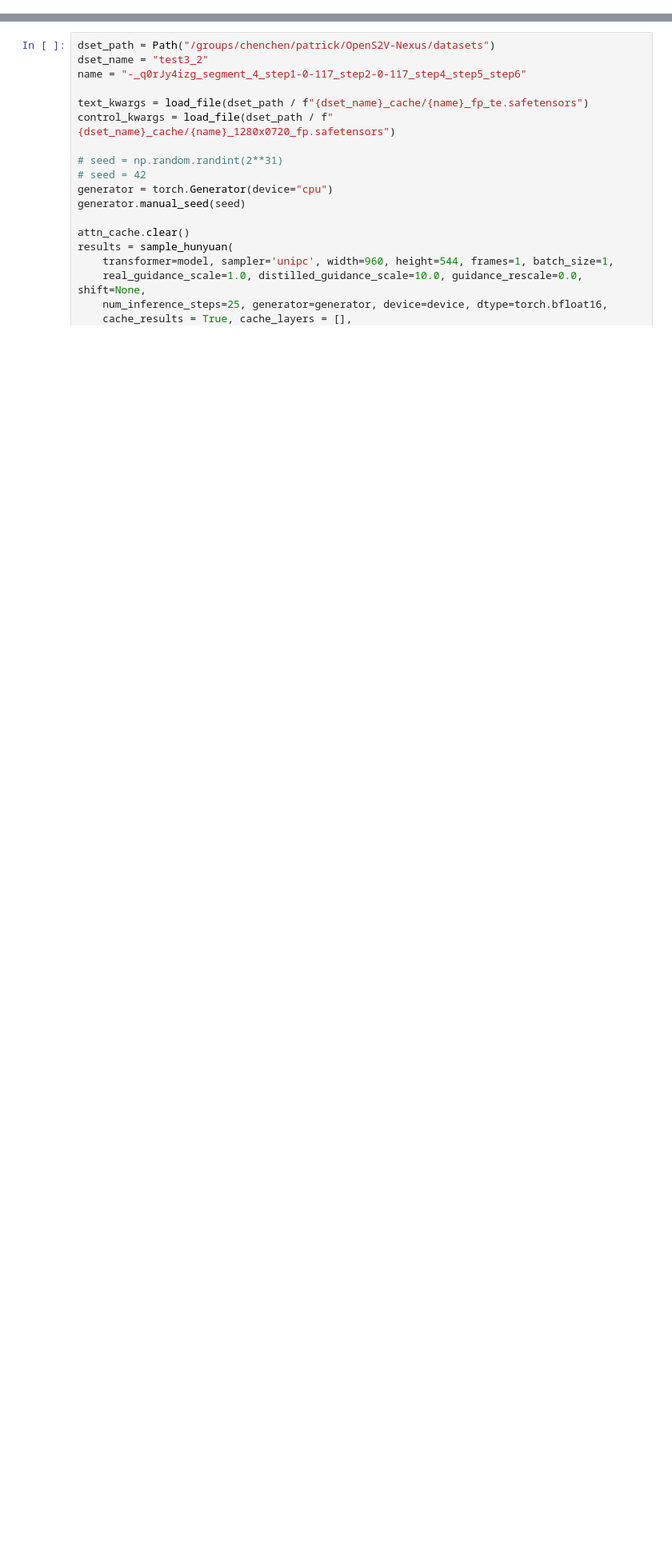
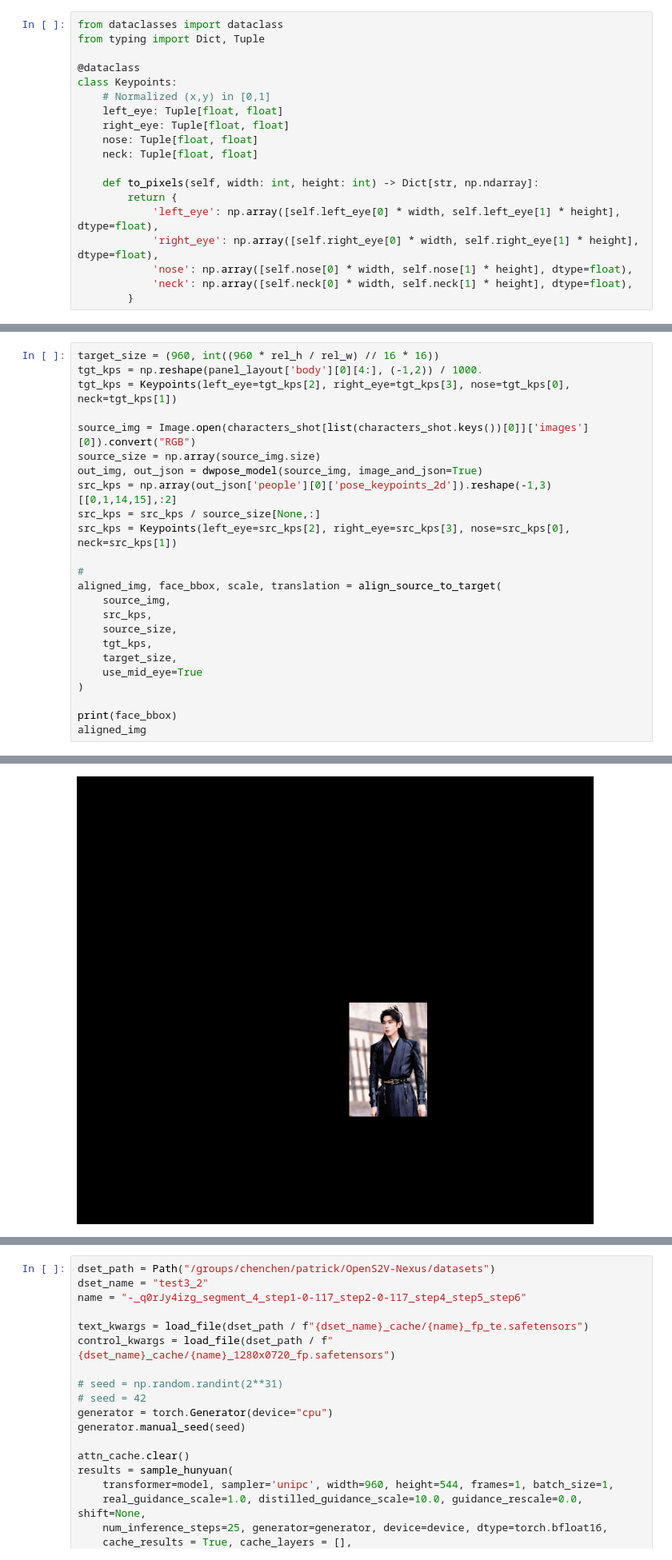
Before and after one commit to yj7082126/musubi-tuner, a Jupyter notebook: src/practice/test_seg_v3.ipynb, the cells around one changed output, grey strips where cells are left out. Shown at 80% size. Cells and saved outputs as stored; diff of their text form; blank space fills up the shorter version.

```diff
--- a/src/practice/test_seg_v3.ipynb
+++ b/src/practice/test_seg_v3.ipynb
@@ -234,0 +254,19 @@ characters_shot = {k: characters[k] for k in story_shot['character_name']}
+# %%
+from dataclasses import dataclass
+from typing import Dict, Tuple
+
+@dataclass
+class Keypoints:
+    # Normalized (x,y) in [0,1]
+    left_eye: Tuple[float, float]
+    right_eye: Tuple[float, float]
+    nose: Tuple[float, float]
+    neck: Tuple[float, float]
+
+    def to_pixels(self, width: int, height: int) -> Dict[str, np.ndarray]:
+        return {
+            'left_eye': np.array([self.left_eye[0] * width, self.left_eye[1] * height], dtype=float),
+            'right_eye': np.array([self.right_eye[0] * width, self.right_eye[1] * height], dtype=float),
+            'nose': np.array([self.nose[0] * width, self.nose[1] * height], dtype=float),
+            'neck': np.array([self.neck[0] * width, self.neck[1] * height], dtype=float),
+        }
@@ -234,0 +382,25 @@ characters_shot = {k: characters[k] for k in story_shot['character_name']}
+# %%
+target_size = (960, int((960 * rel_h / rel_w) // 16 * 16))
+tgt_kps = np.reshape(panel_layout['body'][0][4:], (-1,2)) / 1000.
+tgt_kps = Keypoints(left_eye=tgt_kps[2], right_eye=tgt_kps[3], nose=tgt_kps[0], neck=tgt_kps[1])
+
+source_img = Image.open(characters_shot[list(characters_shot.keys())[0]]['images'][0]).convert("RGB")
+source_size = np.array(source_img.size)
+out_img, out_json = dwpose_model(source_img, image_and_json=True)
+src_kps = np.array(out_json['people'][0]['pose_keypoints_2d']).reshape(-1,3)[[0,1,14,15],:2]
+src_kps = src_kps / source_size[None,:]
+src_kps = Keypoints(left_eye=src_kps[2], right_eye=src_kps[3], nose=src_kps[0], neck=src_kps[1])
+
+#
+aligned_img, face_bbox, scale, translation = align_source_to_target(
+    source_img,
+    src_kps,
+    source_size,
+    tgt_kps,
+    target_size,
+    use_mid_eye=True
+)
+
+print(face_bbox)
+aligned_img
+# %% [output]
@@ -235 +411,2 @@ characters_shot = {k: characters[k] for k in story_shot['character_name']}
+[figure, added]
 # %%
```
Also changed, not shown: parts of 11 cells of this notebook, 25 other files.
